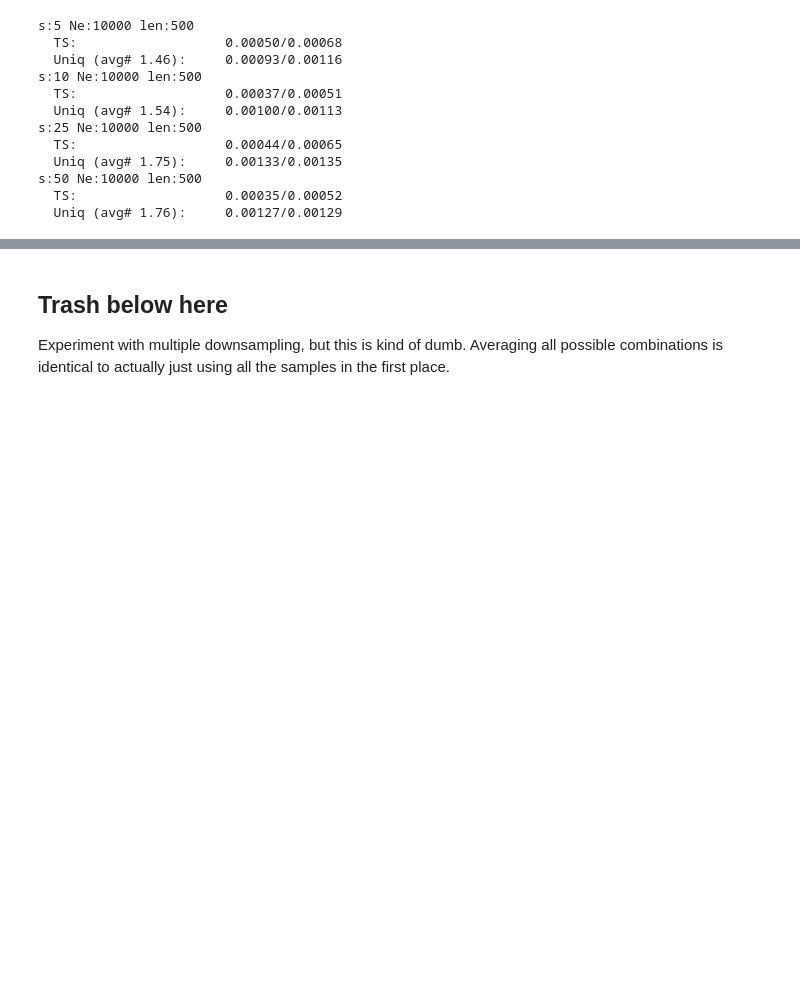
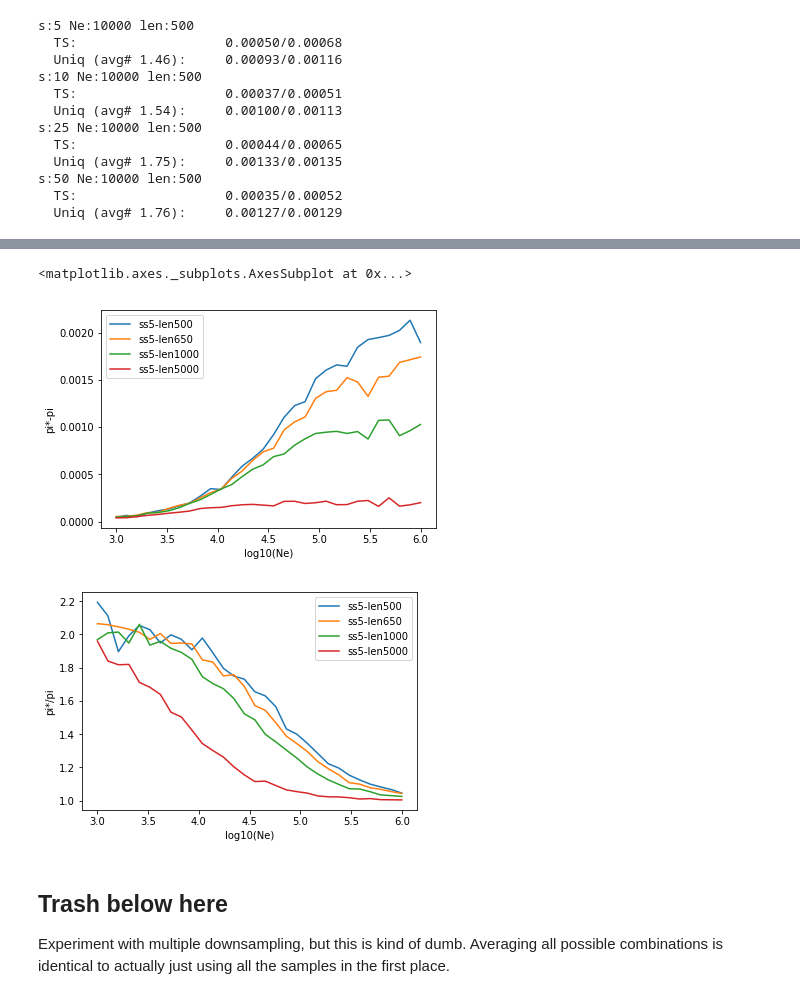
Before and after one commit to isaacovercast/lab-notebooks, a Jupyter notebook: pi-star/pi-star-horserace.ipynb, the cells around one changed output, grey strips where cells are left out. Drawn from its saved outputs; the diff is of its cells as text; code cells hidden in the pictures; blank space fills up the shorter version.

```diff
--- a/pi-star/pi-star-horserace.ipynb
+++ b/pi-star/pi-star-horserace.ipynb
@@ -210,0 +153,14 @@ plot_diffs_corrected(df5_5e3, df50_5e3, diff='div')
+# %%
+# Generate a dictionary with results enumerating combinations
+# of sample size and sequence length.
+def replicate(sss=[5, 10, 50],
+             lengths=[500, 650, 1000, 5000],
+             reps=100):
+    res_dict = {}
+    for ss in sss:
+        for length in lengths:
+            rep = "ss{}-len{}".format(ss, length)
+            print(rep)
+            res_dict[rep] = Ne_replicates(ss=ss, length=length, reps=reps)
+    return res_dict
+res_dict = replicate(reps=1000)
@@ -211,3 +180,31 @@ plot_diffs_corrected(df5_5e3, df50_5e3, diff='div')
+# %%
+# Plot the dictionary of dataframes
+def plot_dict(dicts, ax=None, diff="sub", log=True, subset=""):
+    if subset:
+        dicts = {k:v for k, v in dicts.items() if subset in k}
+    if not ax:
+        fig, ax = plt.subplots(1)
+    Nes = np.log10(list(dicts.values())[0].index.values)
+    for k, df in dicts.items():
+
+        if diff == "sub":
+            dat = df["pi*"].apply(np.mean) - df["pi"].apply(np.mean)
+        else:
+            dat = df["pi*"].apply(np.mean)/df["pi"].apply(np.mean)
+        ax.plot(Nes, dat, label=k)
+
+    ax.set_ylabel("pi*/pi")
+    if diff == "sub": ax.set_ylabel("pi*-pi")
+    ax.set_xlabel("log10(Ne)")
+    ax.legend()
+    return ax
+subset = "ss5-"
+plot_dict(res_dict, subset=subset)
+plot_dict(res_dict, subset=subset, diff='div')
+# %% [output]
+<matplotlib.axes._subplots.AxesSubplot at 0x...>
+[figure, added]
+[figure, added]
 # %% [markdown]
 ## Trash below here
 Experiment with multiple downsampling, but this is kind of dumb. Averaging
```
Also changed, not shown: parts of 15 cells of this notebook.
